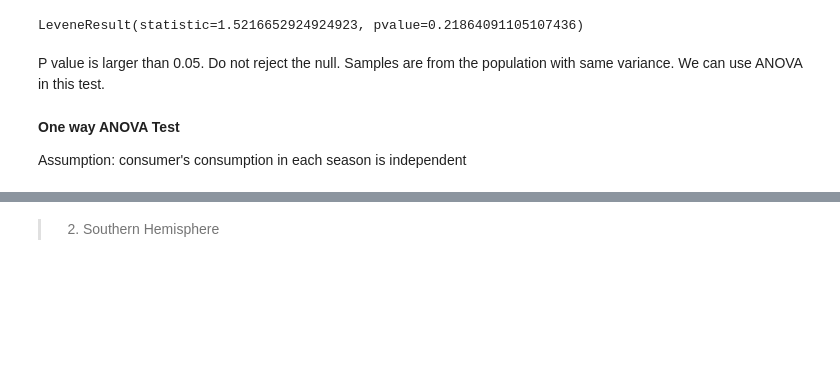
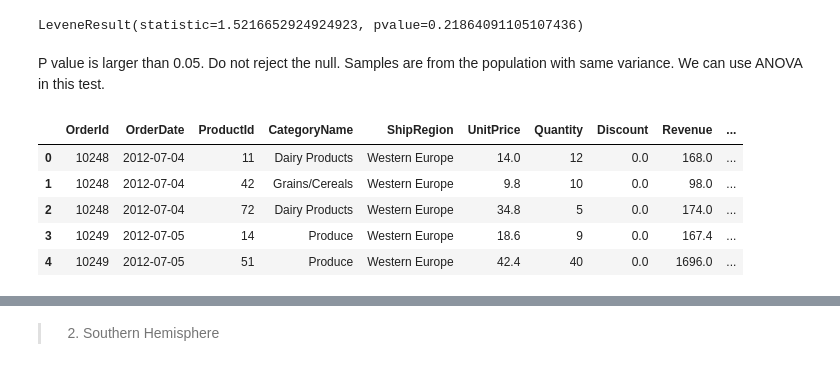
Before and after one commit to bonniema/HypothesisTesting-NorthwindEcommerce, a Jupyter notebook: Mod3 Project_1121_bm.ipynb, the cells around one changed output, grey strips where cells are left out. Cells and saved outputs as stored; diff of their text form; code cells hidden in the pictures; blank space fills up the shorter version.

```diff
--- a/Mod3 Project_1121_bm.ipynb
+++ b/Mod3 Project_1121_bm.ipynb
@@ -1431,7 +1500,12 @@ stats.levene(normal, summer, winter, center='mean')
 LeveneResult(statistic=1.5216652924924923, pvalue=0.21864091105107436)
 # %% [markdown]
 P value is larger than 0.05. Do not reject the null. Samples are from the population with same variance. We can use ANOVA in this test.
-# %% [markdown]
-**One way ANOVA Test**
-
-Assumption: consumer's consumption in each season is independent
+# %%
+NH.head()
+# %% [output]
+|  | OrderId | OrderDate | ProductId | CategoryName | ShipRegion | UnitPrice | Quantity | Discount | Revenue | ... |
+| 0 | 10248 | 2012-07-04 | 11 | Dairy Products | Western Europe | 14.0 | 12 | 0.0 | 168.0 | ... |
+| 1 | 10248 | 2012-07-04 | 42 | Grains/Cereals | Western Europe | 9.8 | 10 | 0.0 | 98.0 | ... |
+| 2 | 10248 | 2012-07-04 | 72 | Dairy Products | Western Europe | 34.8 | 5 | 0.0 | 174.0 | ... |
+| 3 | 10249 | 2012-07-05 | 14 | Produce | Western Europe | 18.6 | 9 | 0.0 | 167.4 | ... |
+| 4 | 10249 | 2012-07-05 | 51 | Produce | Western Europe | 42.4 | 40 | 0.0 | 1696.0 | ... |
```
Also changed, not shown: parts of 29 cells of this notebook.
